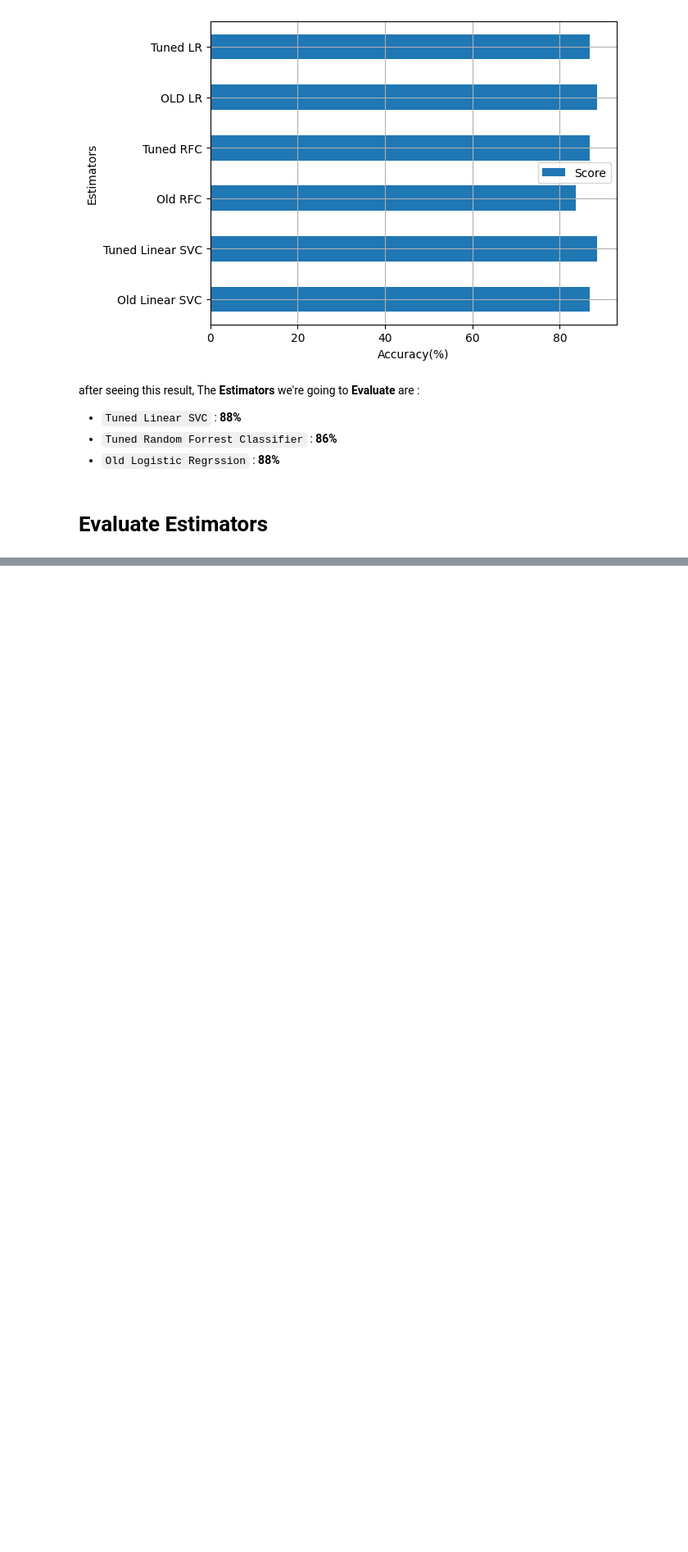
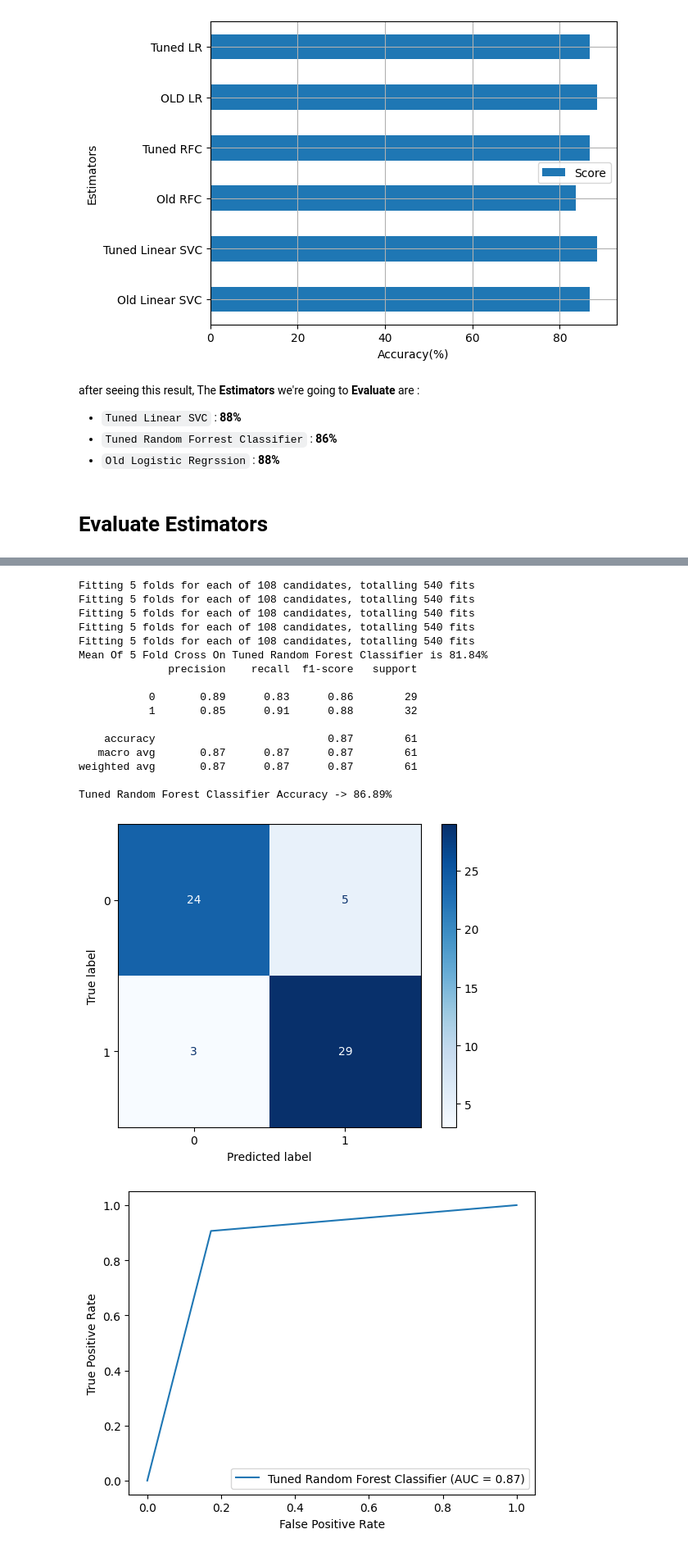
Before and after one commit to Hamid-Ba/heart-disease-project, a Jupyter notebook: Heart Disease Project.ipynb, the cells around one changed output, grey strips where cells are left out. Shown at 82% size. Drawn from its saved outputs; the diff is of its cells as text; code cells hidden in the pictures; blank space fills up the shorter version.

```diff
--- a/Heart Disease Project.ipynb
+++ b/Heart Disease Project.ipynb
@@ -620,5 +618,38 @@ after seeing this result, The **Estimators** we're going to **Evaluate** are :
 # %%
 from sklearn.model_selection import cross_val_score
 from sklearn.metrics import auc, accuracy_score, roc_curve, RocCurveDisplay, confusion_matrix, ConfusionMatrixDisplay, classification_report
+# %%
+np.random.seed(42)
+def evaluate_estimator(the_estimator: dict, X, y, X_test, y_test):
+    """
+    Evaluate Estimator With Confiusion Matrix,
+    AUC and ROC Curve,
+    Classification Report
+    """
+    model_name = the_estimator["name"]
+    model = the_estimator["estimator"]
+
+    y_pred = model.predict(X_test)
+
+    # Calc Accuracy
+    accuracy = np.round(model.score(X_test, y_test) * 100, 2)
+
+    # Plot Confiusion Matrix
+    con_matrix = confusion_matrix(y_test, y_pred)
+    con_matrix_plt = ConfusionMatrixDisplay(con_matrix)
+    con_matrix_plt.plot(cmap="Blues");
+
+    # Plot ROC Curve & Calc AUC
+    fpr, tpr, thresholds = roc_curve(y_test, y_pred)
+    roc_auc = auc(fpr, tpr)
+    roc_plt = RocCurveDisplay(fpr=fpr, tpr=tpr, roc_auc=roc_auc, estimator_name=model_name)
+    roc_plt.plot()
+
+    # Calc Key Fold Cross Validation Mean of Accuracy
+    cross_val = cross_val_score(estimator=model, X=X, y=y, cv=5, verbose=1)
+    print(f"Mean Of 5 Fold Cross On {model_name} is {np.mean(cross_val) * 100:.2f}%")
+
+    print(classification_report(y_test, y_pred))
+    print(f"{model_name} Accuracy -> {accuracy}%")
 # %% [markdown]
 ## Tuned Linear SVC Evaluation
@@ -674,0 +683,25 @@ Tuned Linear SVC Accuracy -> 88.52%
+# %%
+tuned_random_forest_classifier = {
+    "name" : "Tuned Random Forest Classifier",
+    "estimator": tuned_rfc_model
+}
+evaluate_estimator(tuned_random_forest_classifier, X, y, X_test, y_test)
+# %% [output]
+Fitting 5 folds for each of 108 candidates, totalling 540 fits
+Fitting 5 folds for each of 108 candidates, totalling 540 fits
+Fitting 5 folds for each of 108 candidates, totalling 540 fits
+Fitting 5 folds for each of 108 candidates, totalling 540 fits
+Fitting 5 folds for each of 108 candidates, totalling 540 fits
+Mean Of 5 Fold Cross On Tuned Random Forest Classifier is 81.84%
+              precision    recall  f1-score   support
+
+           0       0.89      0.83      0.86        29
+           1       0.85      0.91      0.88        32
+
+    accuracy                           0.87        61
+   macro avg       0.87      0.87      0.87        61
+weighted avg       0.87      0.87      0.87        61
+
+Tuned Random Forest Classifier Accuracy -> 86.89%
+[figure, added]
+[figure, added]
```
Also changed, not shown: parts of 23 cells of this notebook.
